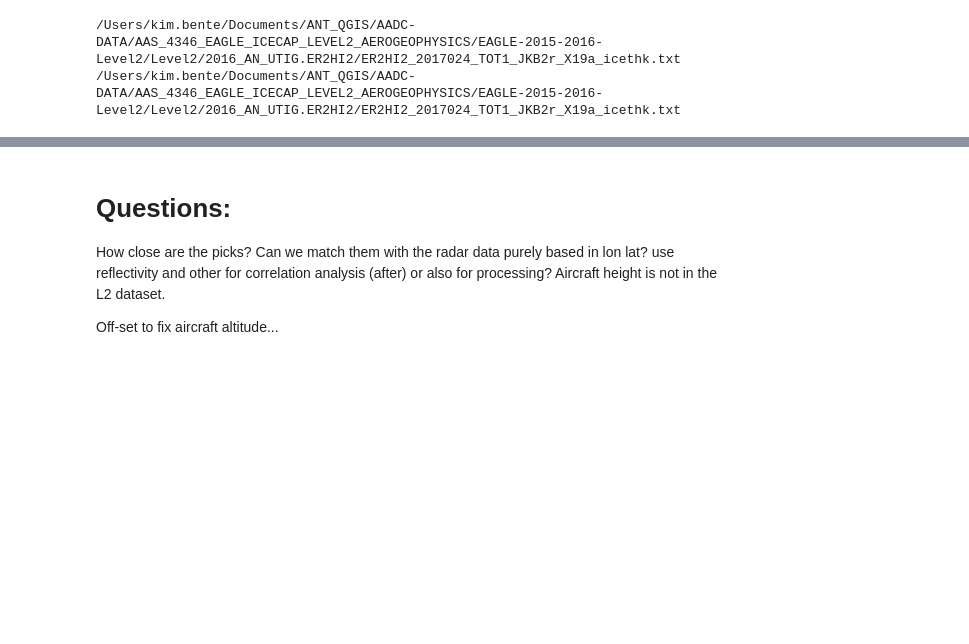
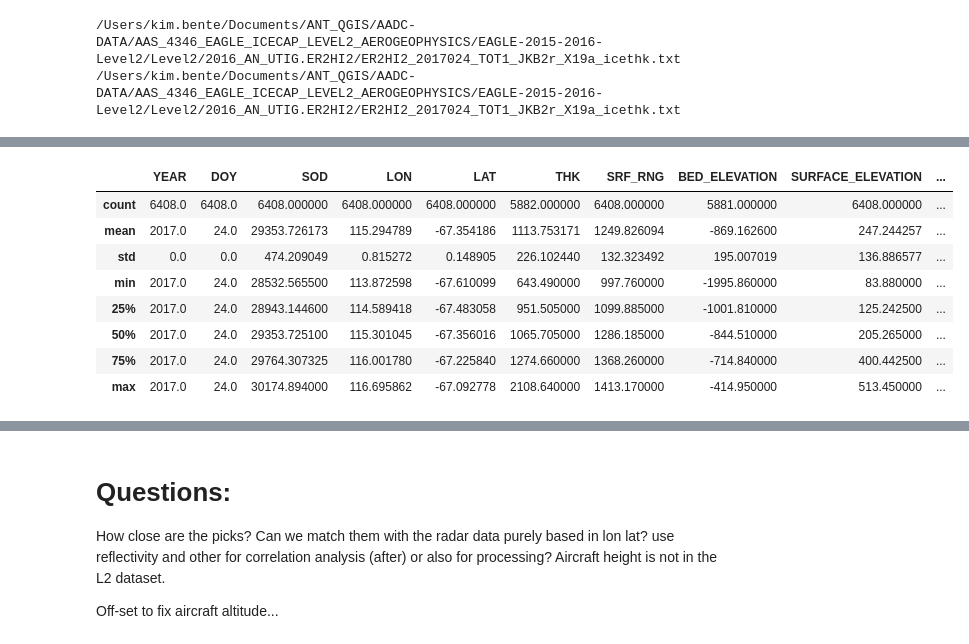
Before and after one commit to kimbente/RadarCLIP, a Jupyter notebook: preprocess_radargrams.ipynb, the cells around one changed output, grey strips where cells are left out. Cells and saved outputs as stored; diff of their text form; code cells hidden in the pictures; blank space fills up the shorter version.

```diff
--- a/preprocess_radargrams.ipynb
+++ b/preprocess_radargrams.ipynb
@@ -114,0 +107,7 @@ df.head()
+# %%
+# print the header lines from the L1B text file
+with open(PATH_L1B, "r") as f:
+    header_lines = [line for line in f if line.startswith("#")]
+
+for line in header_lines:
+    print(line, end = "")
@@ -114,0 +155,13 @@ df.head()
+# %%
+# summary statistics
+l2_df.describe()
+# %% [output]
+|  | YEAR | DOY | SOD | LON | LAT | THK | SRF_RNG | BED_ELEVATION | SURFACE_ELEVATION | ... |
+| count | 6408.0 | 6408.0 | 6408.000000 | 6408.000000 | 6408.000000 | 5882.000000 | 6408.000000 | 5881.000000 | 6408.000000 | ... |
+| mean | 2017.0 | 24.0 | 29353.726173 | 115.294789 | -67.354186 | 1113.753171 | 1249.826094 | -869.162600 | 247.244257 | ... |
+| std | 0.0 | 0.0 | 474.209049 | 0.815272 | 0.148905 | 226.102440 | 132.323492 | 195.007019 | 136.886577 | ... |
+| min | 2017.0 | 24.0 | 28532.565500 | 113.872598 | -67.610099 | 643.490000 | 997.760000 | -1995.860000 | 83.880000 | ... |
+| 25% | 2017.0 | 24.0 | 28943.144600 | 114.589418 | -67.483058 | 951.505000 | 1099.885000 | -1001.810000 | 125.242500 | ... |
+| 50% | 2017.0 | 24.0 | 29353.725100 | 115.301045 | -67.356016 | 1065.705000 | 1286.185000 | -844.510000 | 205.265000 | ... |
+| 75% | 2017.0 | 24.0 | 29764.307325 | 116.001780 | -67.225840 | 1274.660000 | 1368.260000 | -714.840000 | 400.442500 | ... |
+| max | 2017.0 | 24.0 | 30174.894000 | 116.695862 | -67.092778 | 2108.640000 | 1413.170000 | -414.950000 | 513.450000 | ... |
```
Also changed, not shown: parts of 24 cells of this notebook, 1 other file.
